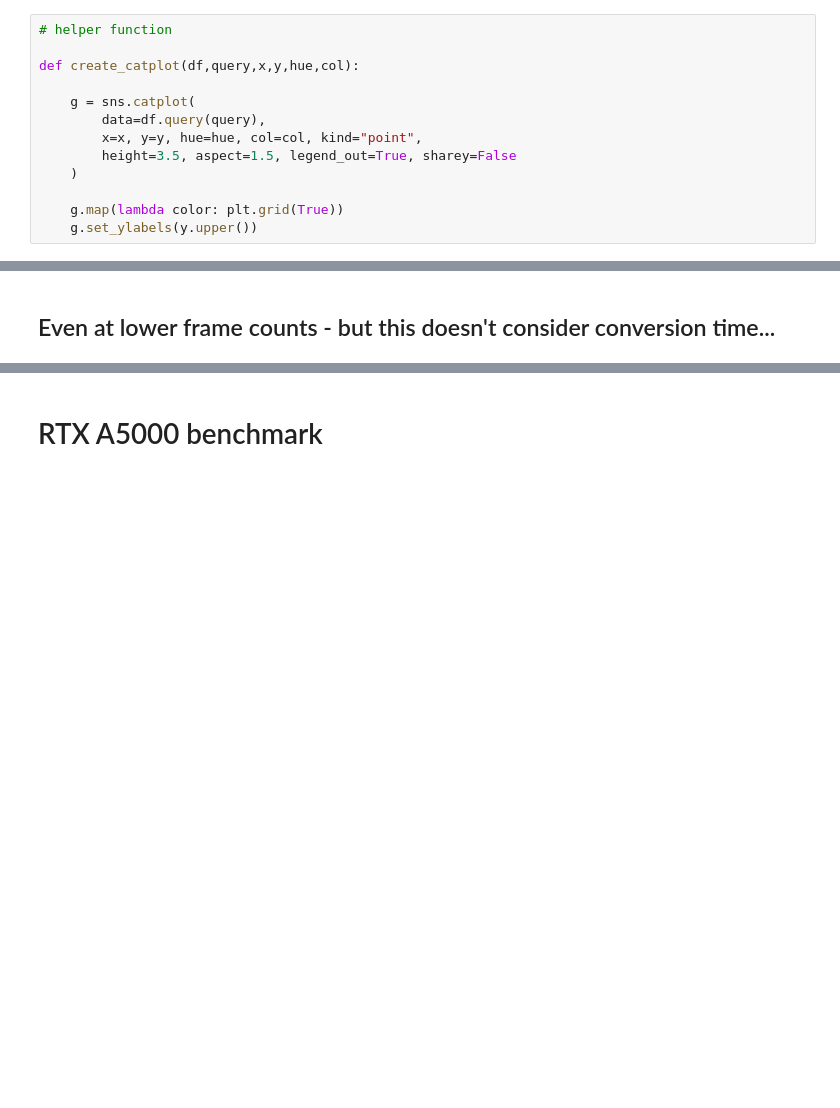
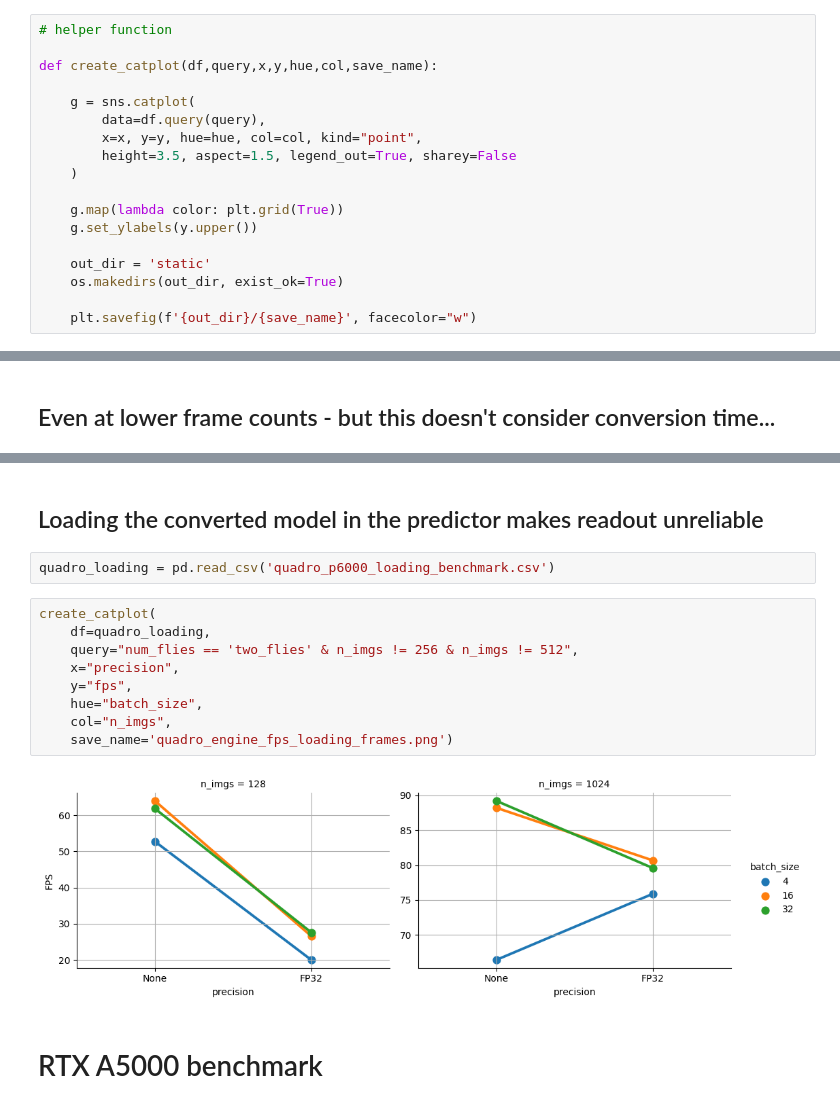
Before and after one commit to sheridana/sleap_tensor_rt, a Jupyter notebook: benchmark.ipynb, the cells around one changed output, grey strips where cells are left out. Saved outputs shown, nothing was run; the diff lists cells and outputs as text; blank space fills up the shorter version.

Commit message:
Add benchmark files

```diff
--- a/benchmark.ipynb
+++ b/benchmark.ipynb
@@ -5,7 +6,7 @@ import seaborn as sns
 # %%
 # helper function
 
-def create_catplot(df,query,x,y,hue,col):
+def create_catplot(df,query,x,y,hue,col,save_name):
 
     g = sns.catplot(
         data=df.query(query),
@@ -15,6 +16,11 @@ def create_catplot(df,query,x,y,hue,col):
 
     g.map(lambda color: plt.grid(True))
     g.set_ylabels(y.upper())
+
+    out_dir = 'static'
+    os.makedirs(out_dir, exist_ok=True)
+
+    plt.savefig(f'{out_dir}/{save_name}', facecolor="w")
 # %% [markdown]
 # Quadro P6000 benchmark
 # %%
@@ -66,5 +76,20 @@ create_catplot(
 # %% [output]
 [figure]
+# %% [markdown]
+## Loading the converted model in the predictor makes readout unreliable
+# %%
+quadro_loading = pd.read_csv('quadro_p6000_loading_benchmark.csv')
+# %%
+create_catplot(
+    df=quadro_loading,
+    query="num_flies == 'two_flies' & n_imgs != 256 & n_imgs != 512",
+    x="precision",
+    y="fps",
+    hue="batch_size",
+    col="n_imgs",
+    save_name='quadro_engine_fps_loading_frames.png')
+# %% [output]
+[figure, added]
 # %% [markdown]
 # RTX A5000 benchmark
 # %%
```
Also changed, not shown: parts of 9 cells of this notebook, 9 other files.
